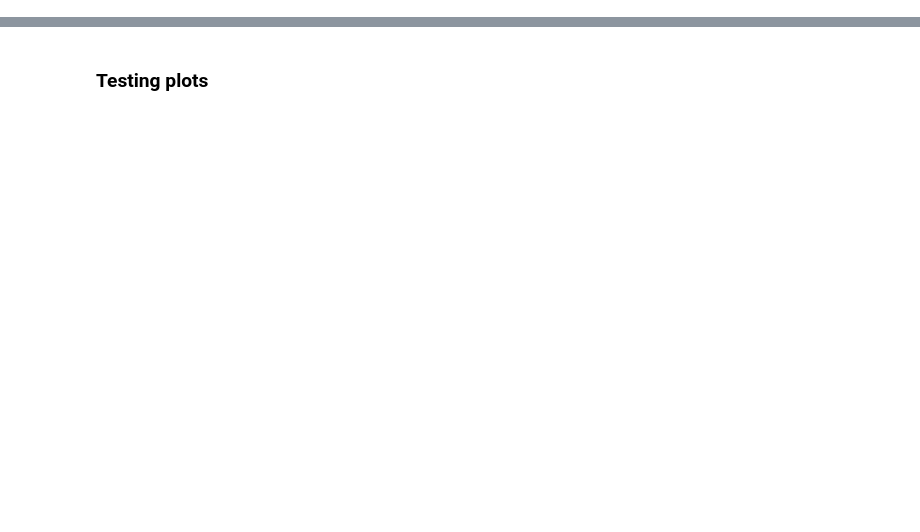
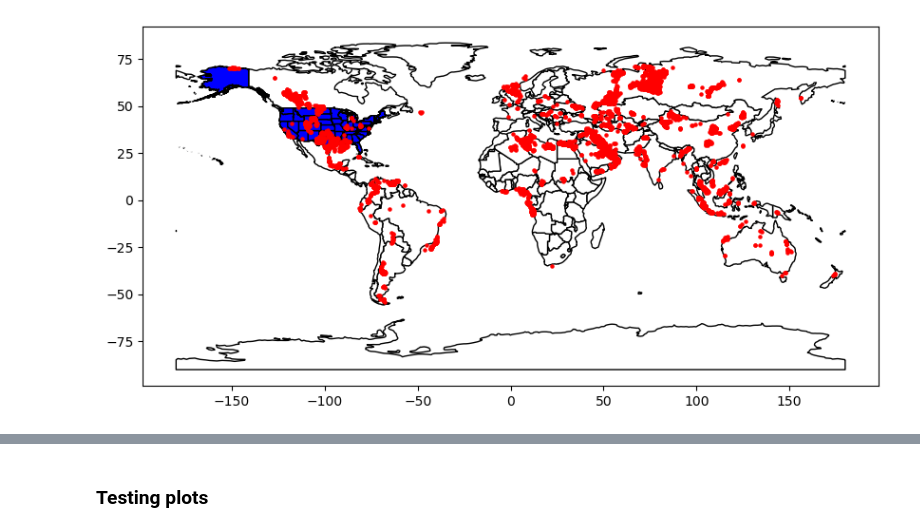
Before and after one commit to natebendermontana/capstone_rmi, a Jupyter notebook: data_exploration.ipynb, the cells around one changed output, grey strips where cells are left out. Saved outputs shown, nothing was run; the diff lists cells and outputs as text; code cells hidden in the pictures; blank space fills up the shorter version.

```diff
--- a/data_exploration.ipynb
+++ b/data_exploration.ipynb
@@ -91,0 +132,9 @@ us_states = us_states[us_states['STATE'].isin(['ND',
+# %%
+# # Plotting multiple layers
+fig, ax = plt.subplots(figsize = (10,8))
+worldmap.plot(ax = ax, color = 'white', edgecolor = 'black')
+us_states.plot(ax = ax, color = 'blue', edgecolor = 'black')
+flare_up_21.plot(ax = ax, color = 'red', markersize = 5)
+plt.show()
+# %% [output]
+[figure, added]
```
Also changed, not shown: parts of 30 cells of this notebook, 2 other files.
